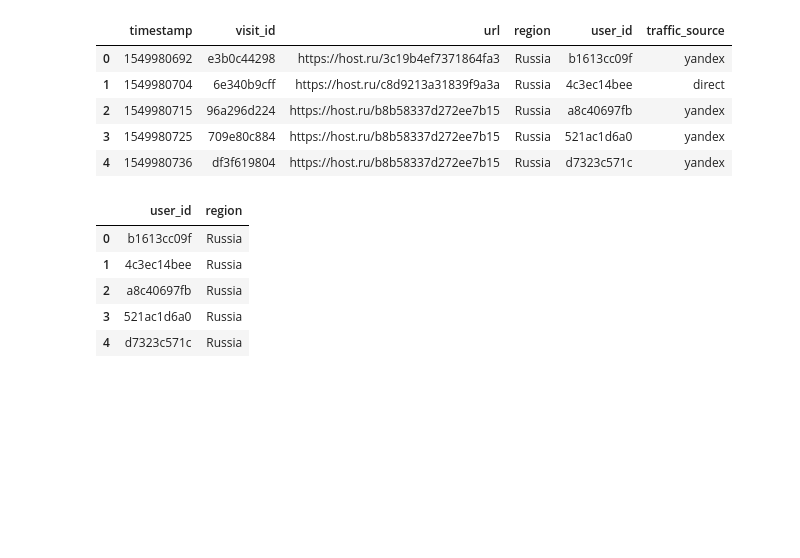
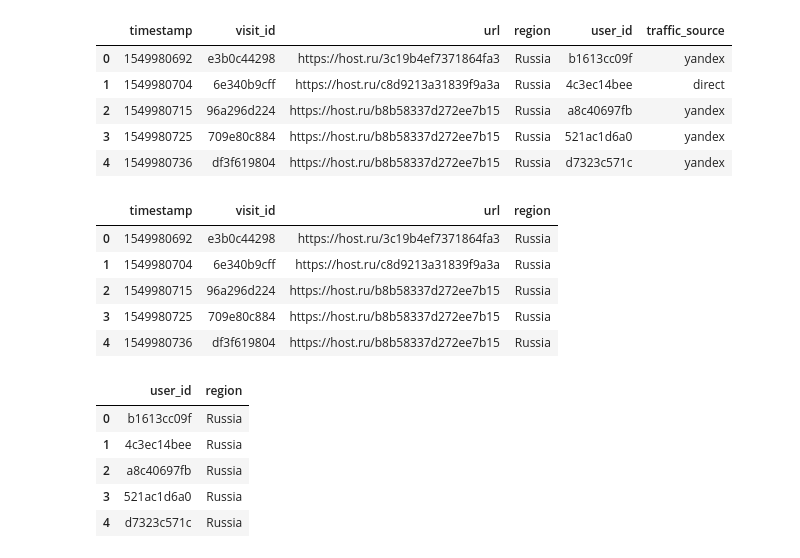
Before and after one commit to pajumak/pyda-11_dz, a Jupyter notebook: 14.Продвинутый pandas/Python_12_pivot_and_str/Python_12_pivot_and_str.ipynb, the cells around one changed output. Saved outputs shown, nothing was run; the diff lists cells and outputs as text; code cells hidden in the pictures; blank space fills up the shorter version.

```diff
--- a/14.Продвинутый pandas/Python_12_pivot_and_str/Python_12_pivot_and_str.ipynb
+++ b/14.Продвинутый pandas/Python_12_pivot_and_str/Python_12_pivot_and_str.ipynb
@@ -117,6 +117,15 @@ log.head()
 | 2 | 1549980715 | 96a296d224 | https://host.ru/b8b58337d272ee7b15 | Russia | a8c40697fb | yandex |
 | 3 | 1549980725 | 709e80c884 | https://host.ru/b8b58337d272ee7b15 | Russia | 521ac1d6a0 | yandex |
 | 4 | 1549980736 | df3f619804 | https://host.ru/b8b58337d272ee7b15 | Russia | d7323c571c | yandex |
+# %%
+log.iloc[:, [0,1,2,3]].head()
+# %% [output]
+|  | timestamp | visit_id | url | region |
+| 0 | 1549980692 | e3b0c44298 | https://host.ru/3c19b4ef7371864fa3 | Russia |
+| 1 | 1549980704 | 6e340b9cff | https://host.ru/c8d9213a31839f9a3a | Russia |
+| 2 | 1549980715 | 96a296d224 | https://host.ru/b8b58337d272ee7b15 | Russia |
+| 3 | 1549980725 | 709e80c884 | https://host.ru/b8b58337d272ee7b15 | Russia |
+| 4 | 1549980736 | df3f619804 | https://host.ru/b8b58337d272ee7b15 | Russia |
 # %%
 # метод loc позволяет выбрать строки и столбцы в соответствии с условиями
 # двоеточие означает выбор всех значений
```
Also changed, not shown: 41 other files.
